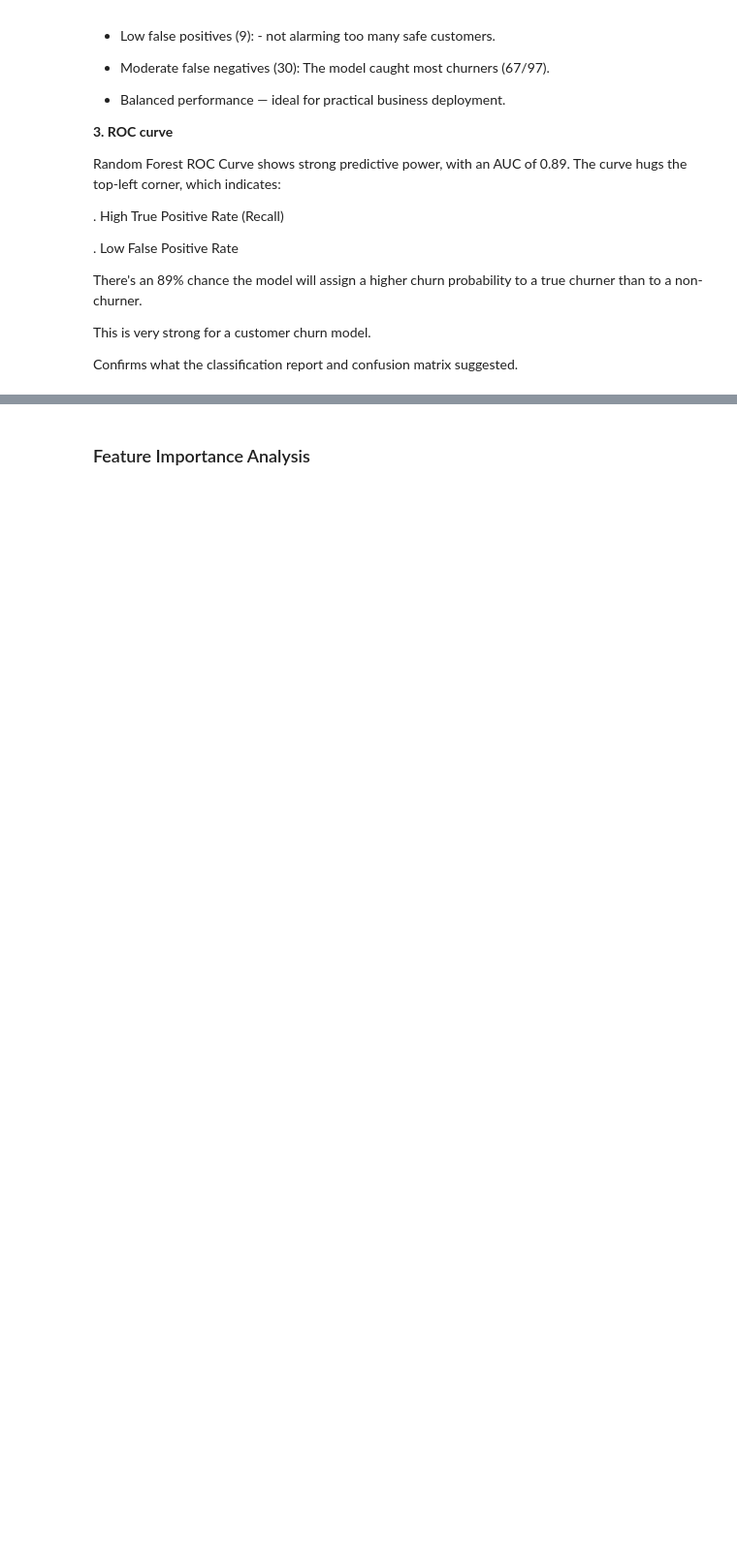
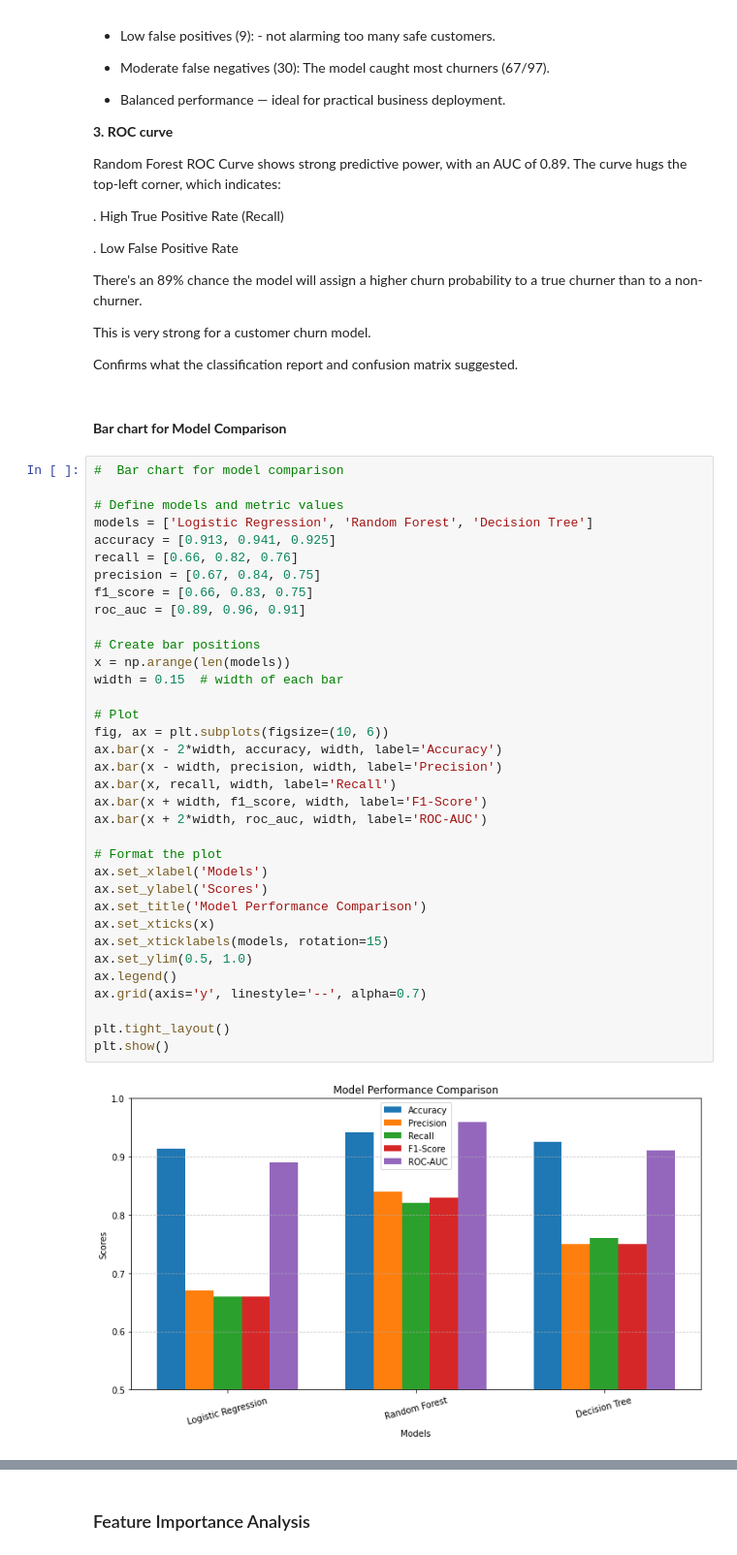
Before and after one commit to Kwamboka1584/SyriaTel-Customer-Churn, a Jupyter notebook: notebooks/CustomerChurn.ipynb, the cells around one changed output, grey strips where cells are left out. Shown at 97% size. Cells and saved outputs as stored; diff of their text form; blank space fills up the shorter version.

Commit message:
Comparison of the Three Models

```diff
--- a/notebooks/CustomerChurn.ipynb
+++ b/notebooks/CustomerChurn.ipynb
@@ -912,3 +912,42 @@ There's an 89% chance the model will assign a higher churn probability to a true
 This is very strong for a customer churn model.
 
 Confirms what the classification report and confusion matrix suggested.
+# %% [markdown]
+#### **Bar chart for Model Comparison**
+# %%
+#  Bar chart for model comparison
+
+# Define models and metric values
+models = ['Logistic Regression', 'Random Forest', 'Decision Tree']
+accuracy = [0.913, 0.941, 0.925]
+recall = [0.66, 0.82, 0.76]
+precision = [0.67, 0.84, 0.75]
+f1_score = [0.66, 0.83, 0.75]
+roc_auc = [0.89, 0.96, 0.91]
+
+# Create bar positions
+x = np.arange(len(models))
+width = 0.15  # width of each bar
+
+# Plot
+fig, ax = plt.subplots(figsize=(10, 6))
+ax.bar(x - 2*width, accuracy, width, label='Accuracy')
+ax.bar(x - width, precision, width, label='Precision')
+ax.bar(x, recall, width, label='Recall')
+ax.bar(x + width, f1_score, width, label='F1-Score')
+ax.bar(x + 2*width, roc_auc, width, label='ROC-AUC')
+
+# Format the plot
+ax.set_xlabel('Models')
+ax.set_ylabel('Scores')
+ax.set_title('Model Performance Comparison')
+ax.set_xticks(x)
+ax.set_xticklabels(models, rotation=15)
+ax.set_ylim(0.5, 1.0)
+ax.legend()
+ax.grid(axis='y', linestyle='--', alpha=0.7)
+
+plt.tight_layout()
+plt.show()
+# %% [output]
+[figure, added]
```
Also changed, not shown: parts of 4 cells of this notebook.
